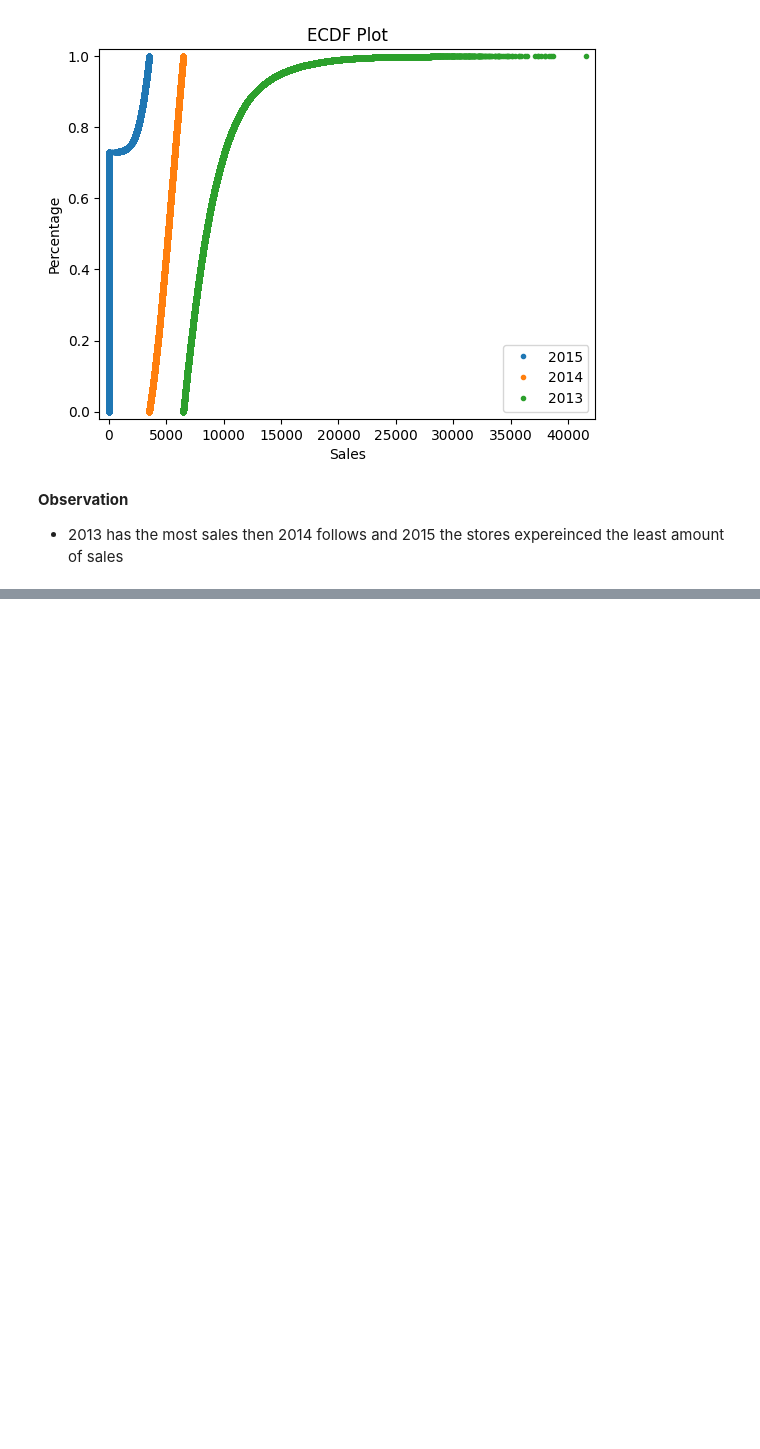
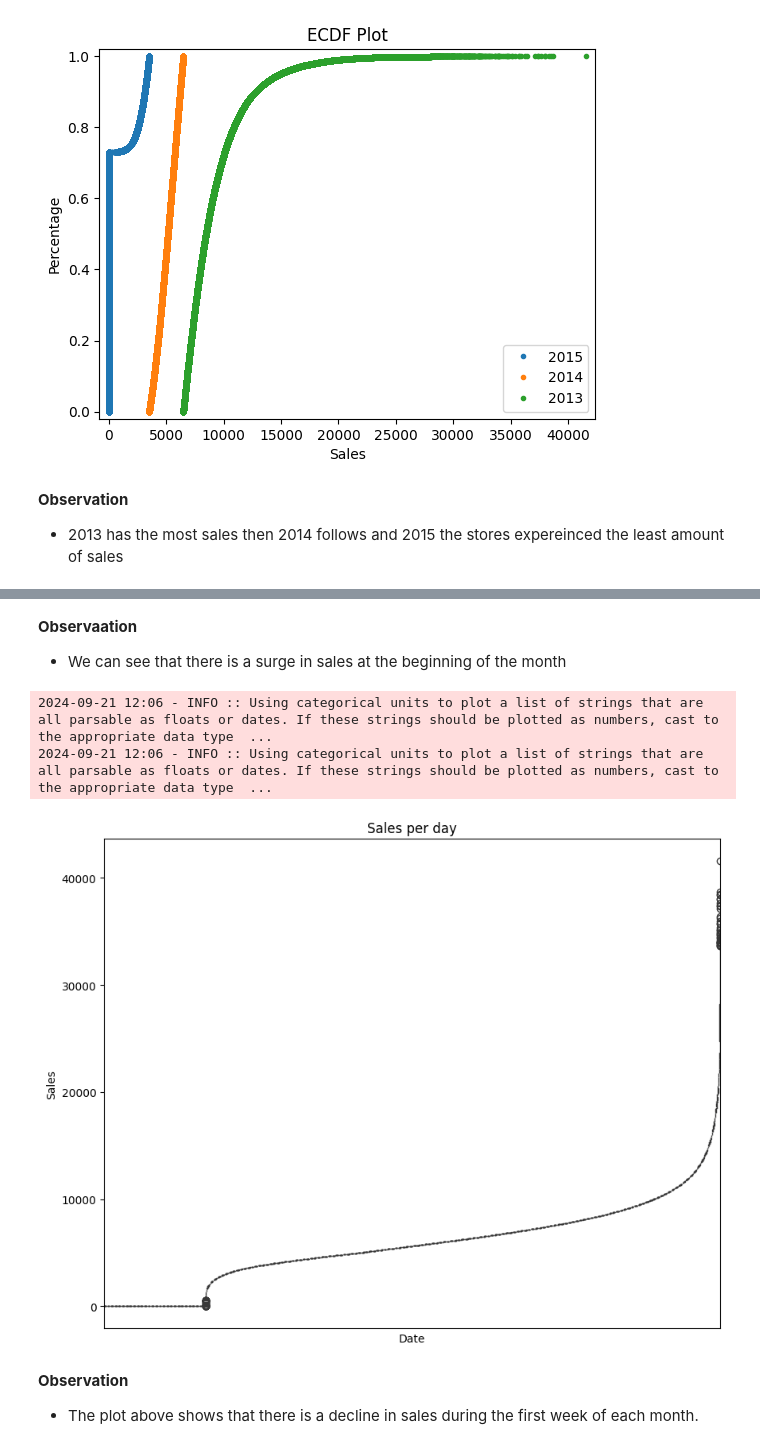
Before and after one commit to Yosef-ft/Sales_Predictive_Model, a Jupyter notebook: notebook/EDA.ipynb, the cells around one changed output, grey strips where cells are left out. Saved outputs shown, nothing was run; the diff lists cells and outputs as text; code cells hidden in the pictures; blank space fills up the shorter version.

```diff
--- a/notebook/EDA.ipynb
+++ b/notebook/EDA.ipynb
@@ -376,0 +388,16 @@ plt.show()
+# %% [markdown]
+**Observaation**
+- We can see that there is a surge in sales at the beginning of the month
+# %%
+fig, axes = plt.subplots(figsize=(10,8))
+sns.boxplot(data=train, x=train['Date'].dt.date, y= 'Sales',hue= train['Date'].dt.month,palette='coolwarm', legend=False)
+axes.set_title('Sales per day')
+axes.set_xticks([])
+plt.show();
+# %% [output]
+2024-09-21 12:06 - INFO :: Using categorical units to plot a list of strings that are all parsable as floats or dates. If these strings should be plotted as numbers, cast to the appropriate data type  ...
+2024-09-21 12:06 - INFO :: Using categorical units to plot a list of strings that are all parsable as floats or dates. If these strings should be plotted as numbers, cast to the appropriate data type  ...
+[figure, added]
+# %% [markdown]
+**Observation**
+- The plot above shows that there is a decline in sales during the first week of each month.
```
Also changed, not shown: parts of 2 cells of this notebook.
